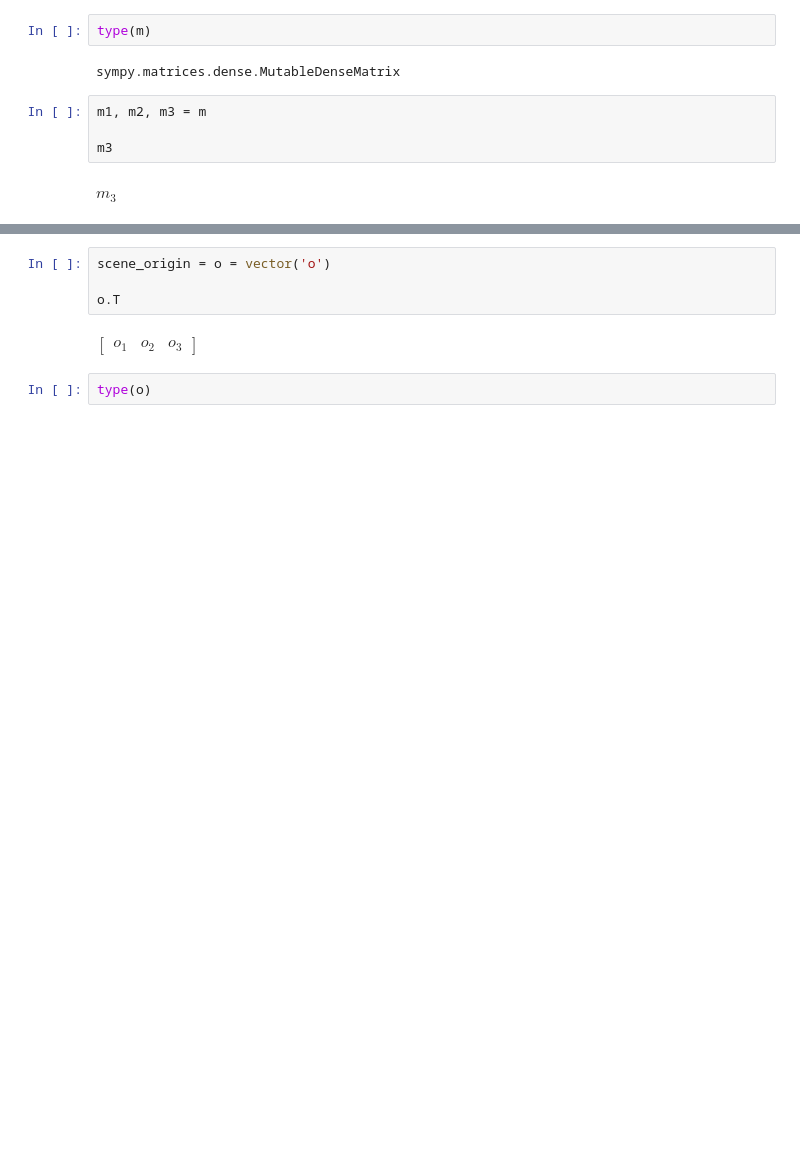
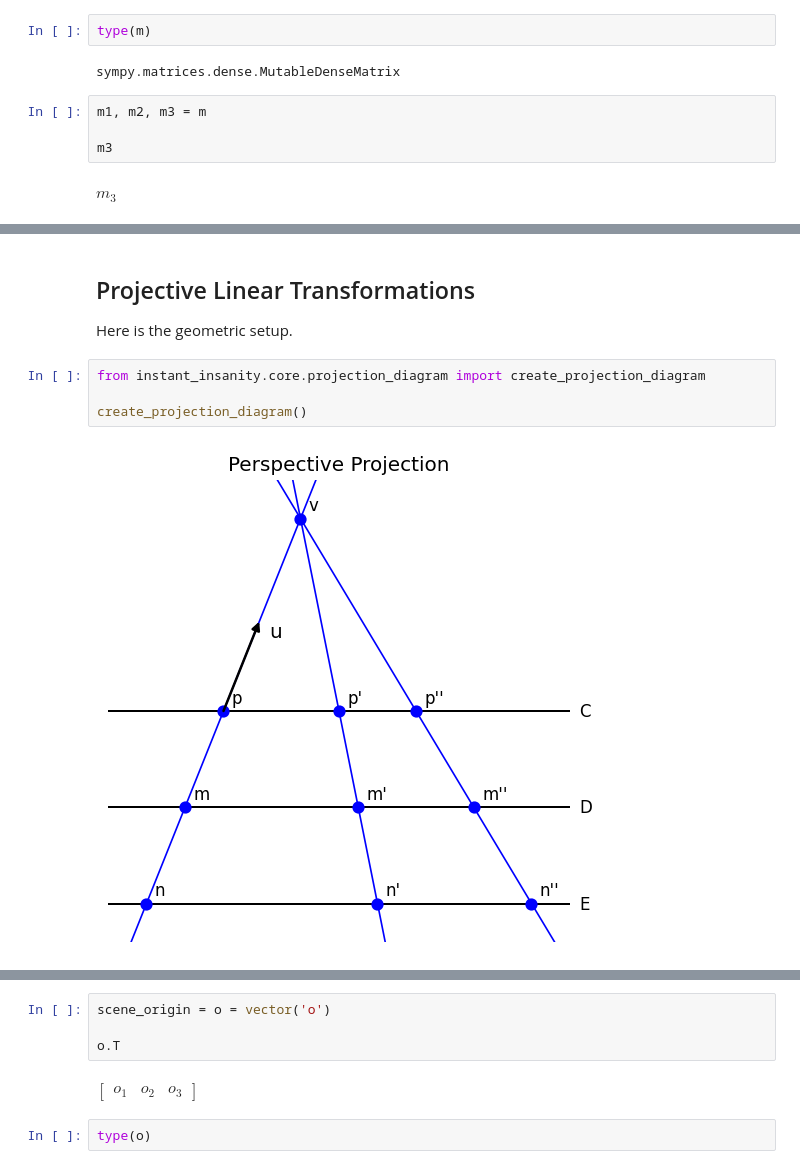
Before and after one commit to agryman/instant-insanity, a Jupyter notebook: notebooks/Projection Theory.ipynb, the cells around one changed output, grey strips where cells are left out. Cells and saved outputs as stored; diff of their text form; blank space fills up the shorter version.

Commit message:
Added matplotlib code to draw perspective projection diagram.

```diff
--- a/notebooks/Projection Theory.ipynb
+++ b/notebooks/Projection Theory.ipynb
@@ -87,0 +113,10 @@ but they are conceptually distinct.
+# %% [markdown]
+## Projective Linear Transformations
+
+Here is the geometric setup.
+# %%
+from instant_insanity.core.projection_diagram import create_projection_diagram
+
+create_projection_diagram()
+# %% [output]
+[figure, added]
```
Also changed, not shown: parts of 133 cells of this notebook, 4 other files.
